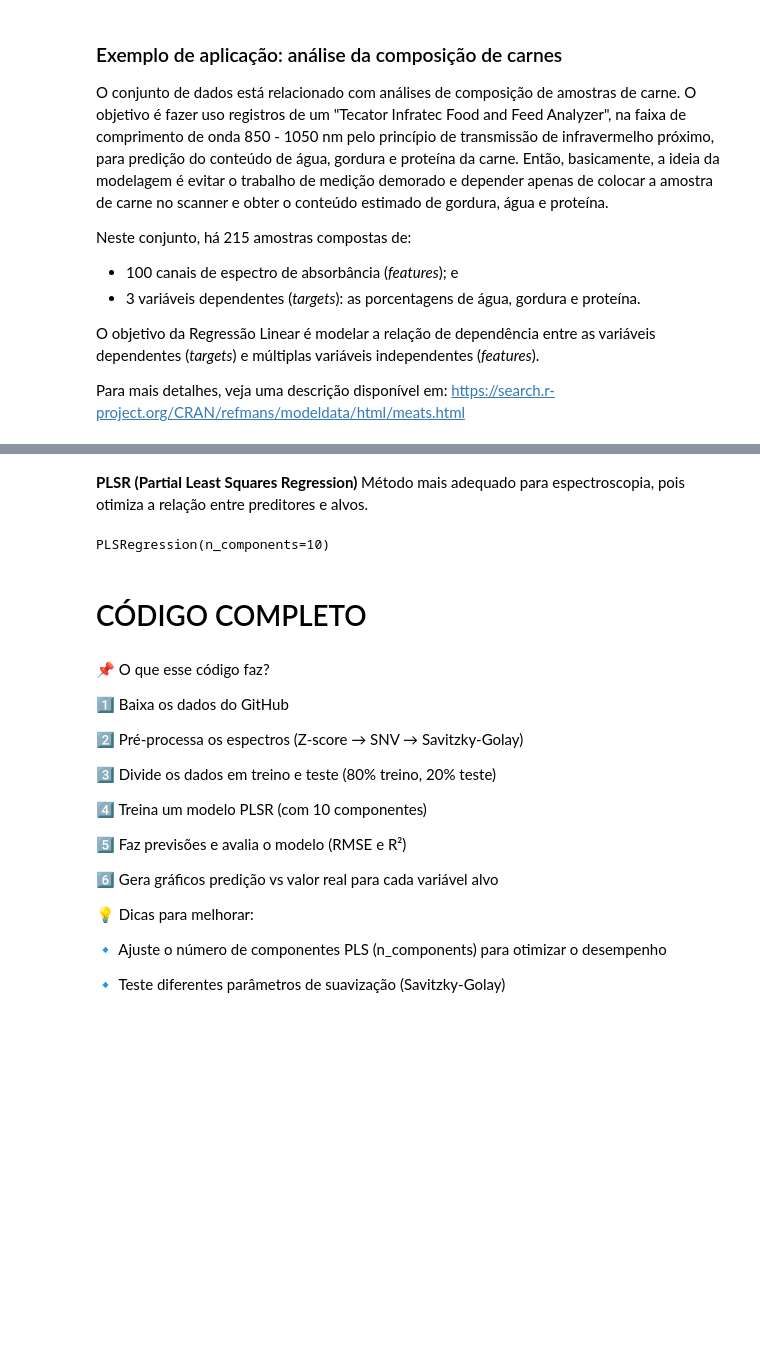
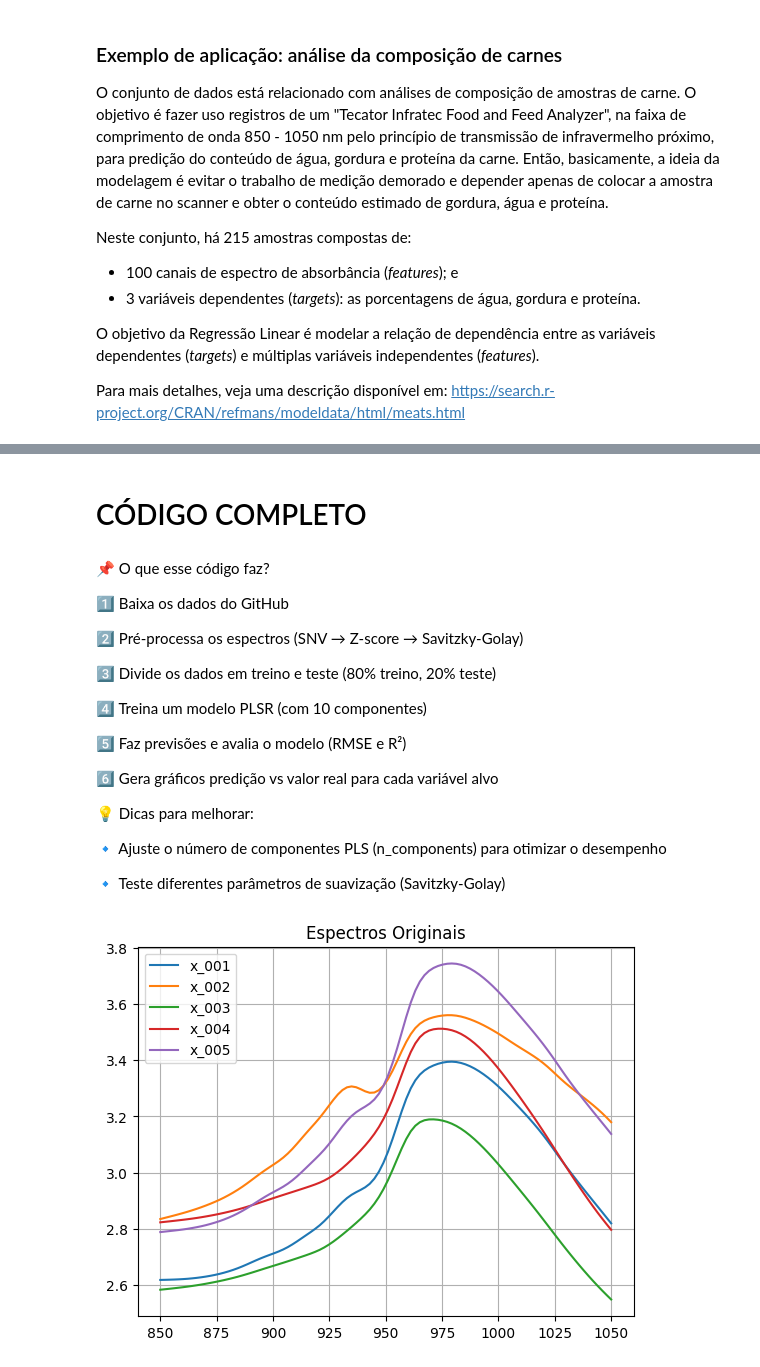
Before and after one commit to juliosdutra/ModelagemPPEQ1019, a Jupyter notebook: meat_composition.ipynb, the cells around one changed output, grey strips where cells are left out. Drawn from its saved outputs; the diff is of its cells as text; code cells hidden in the pictures; blank space fills up the shorter version.

```diff
--- a/meat_composition.ipynb
+++ b/meat_composition.ipynb
@@ -144,13 +16,3 @@ Variância explicada acumulada: 1.00
-# %% [markdown]
-**PLSR (Partial Least Squares Regression)**
-Método mais adequado para espectroscopia, pois otimiza a relação entre preditores e alvos.
-# %%
-from sklearn.cross_decomposition import PLSRegression
-
-pls = PLSRegression(n_components=10)
-pls.fit(X_scaled, df.iloc[:, -3:])  # Treinando o modelo para prever gordura, água e proteína
-# %% [output]
-PLSRegression(n_components=10)
 # %% [markdown]
 # CÓDIGO COMPLETO
 # %% [markdown]
@@ -158,7 +20,7 @@ PLSRegression(n_components=10)
 
 1️⃣ Baixa os dados do GitHub
 
-2️⃣ Pré-processa os espectros (Z-score → SNV → Savitzky-Golay)
+2️⃣ Pré-processa os espectros (SNV → Z-score → Savitzky-Golay)
 
 3️⃣ Divide os dados em treino e teste (80% treino, 20% teste)
 
@@ -186,10 +48,22 @@ from scipy.signal import savgol_filter
 # %%
 # 🔹 1️⃣ Importar os dados
 url = "https://raw.githubusercontent.com/juliosdutra/ModelagemPPEQ1019/main/meats.csv"
 df = pd.read_csv(url)
 
 # Separar as features (espectros) e os targets (composição química)
 X = df.iloc[:, :-3].values  # Espectros (100 colunas)
 y = df.iloc[:, -3:].values  # Teores de água, gordura e proteína
+
+# Visualização
+n,m = X.shape
+w = np.linspace(850,1050,m)
+
+for k in range(5): # Plot das 5 primeiras amostras
+    plt.plot(w, X[k,:], label = df.columns[k])
+plt.title("Espectros Originais")
+plt.legend()
+plt.grid();
+# %% [output]
+[figure, added]
 # %%
 # 🔹 2️⃣ Pré-processamento
```
Also changed, not shown: parts of 21 cells of this notebook.
